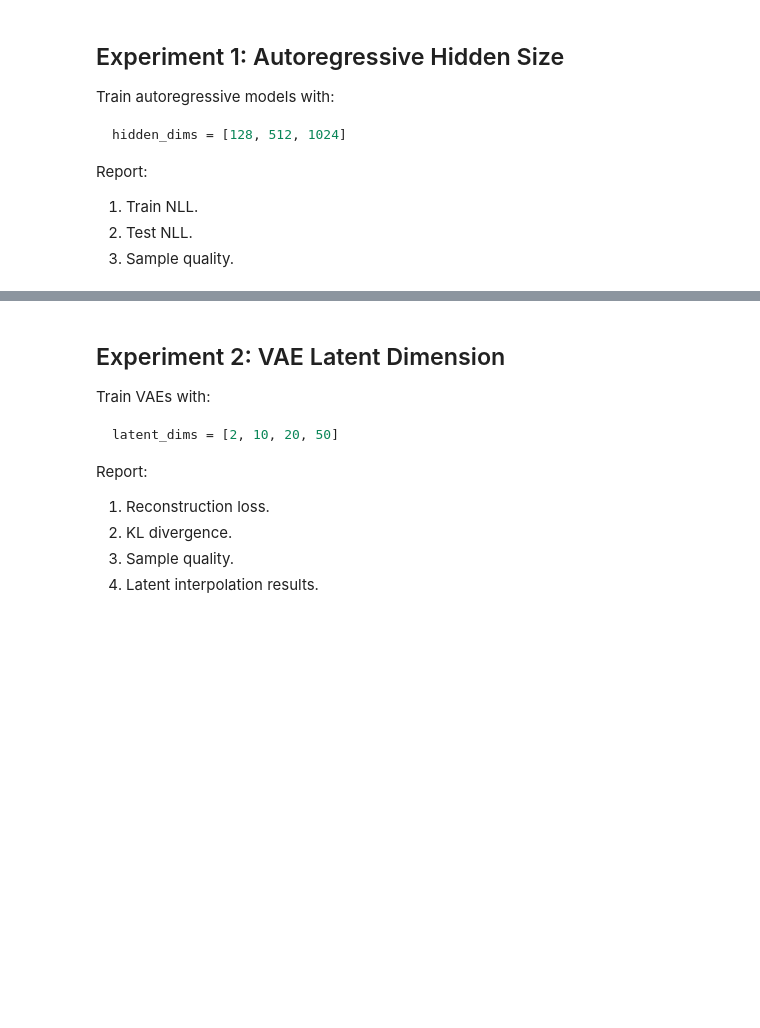
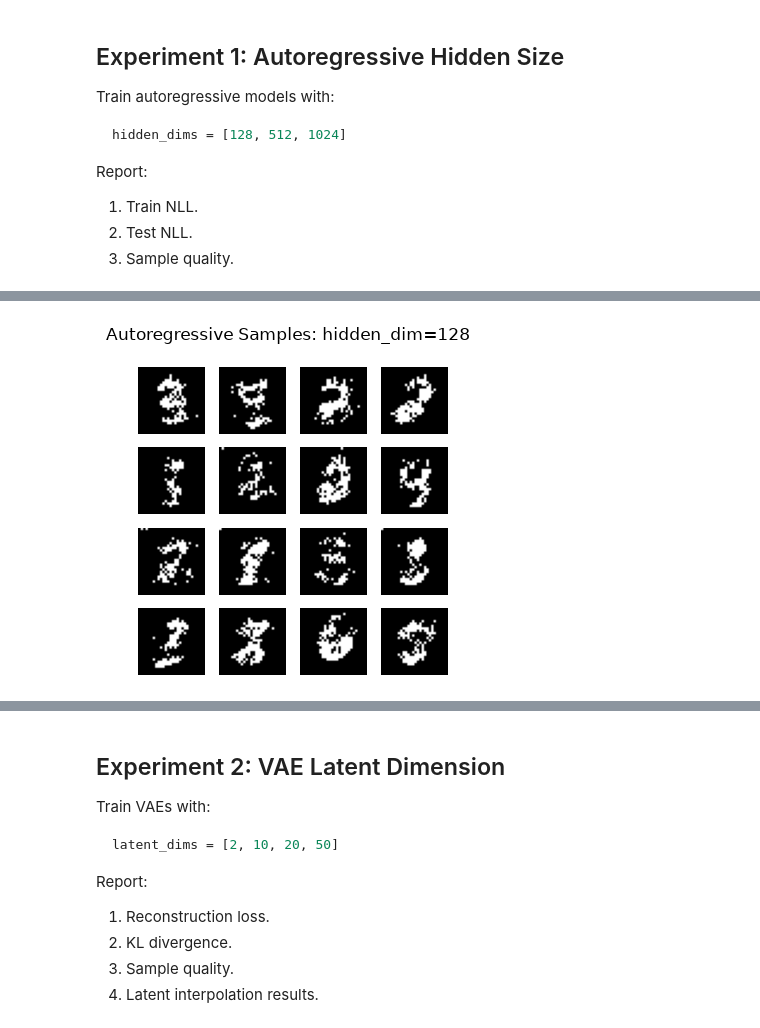
Before and after one commit to ml-and-ds-degree/deep-generative-models-of-texts-and-images, a Jupyter notebook: FinalProjectPart1.ipynb, the cells around one changed output, grey strips where cells are left out. Cells and saved outputs as stored; diff of their text form; code cells hidden in the pictures; blank space fills up the shorter version.

Commit message:
feat(theory): bug fixes + result validation

```diff
--- a/FinalProjectPart1.ipynb
+++ b/FinalProjectPart1.ipynb
@@ -817,6 +785,18 @@ So coupling layers are useful because they provide an easy inverse and a cheap,
 # Part 5: Required Experiments
 
 Implement and run the following experiments and report the results.
+# %%
+EXPERIMENT_SEED = 42
+
+def set_experiment_seed(seed=EXPERIMENT_SEED):
+    np.random.seed(seed)
+    torch.manual_seed(seed)
+    if torch.cuda.is_available():
+        torch.cuda.manual_seed_all(seed)
+
+def make_seeded_loader(dataset, batch_size, shuffle, seed=EXPERIMENT_SEED):
+    generator = torch.Generator().manual_seed(seed)
+    return DataLoader(dataset, batch_size=batch_size, shuffle=shuffle, generator=generator)
 # %% [markdown]
 ## Experiment 1: Autoregressive Hidden Size
 
@@ -831,3 +811,77 @@ Report:
 1. Train NLL.
 2. Test NLL.
 3. Sample quality.
+# %%
+validation_size = 10_000
+training_size = len(train_dataset) - validation_size
+split_generator = torch.Generator().manual_seed(EXPERIMENT_SEED)
+ar_train_dataset, ar_val_dataset = torch.utils.data.random_split(
+    train_dataset,
+    [training_size, validation_size],
+    generator=split_generator,
+)
+ar_val_loader = make_seeded_loader(ar_val_dataset, batch_size, False)
+
+def train_ar_experiment(hidden_dim, epochs=10):
+    set_experiment_seed()
+    loader = make_seeded_loader(ar_train_dataset, batch_size, True)
+    model = AutoregressiveBernoulliModel(hidden_dim=hidden_dim).to(device)
+    optimizer = torch.optim.Adam(model.parameters(), lr=1e-3)
+    train_nll_history = []
+    val_nll_history = []
+
+    for epoch in range(epochs):
+        model.train()
+        total_nll = 0.0
+        for x, _ in loader:
+            x = binarize(x).to(device)
+            loss = -model.log_prob(x).mean()
+            optimizer.zero_grad()
+            loss.backward()
+            optimizer.step()
+            total_nll += loss.item() * len(x)
+
+        train_nll = total_nll / len(ar_train_dataset)
+        train_nll_history.append(train_nll)
+        val_nll = evaluate_ar(model, ar_val_loader)
+        val_nll_history.append(val_nll)
+
+    return model, train_nll_history, val_nll_history
+
+hidden_dims = [128, 512, 1024]
+ar_experiment_results = {}
+
+for hidden_dim in hidden_dims:
+    model, train_history, val_history = train_ar_experiment(hidden_dim)
+    model.eval()
+    with torch.no_grad():
+        samples = model.sample(16).cpu()
+
+    ar_experiment_results[hidden_dim] = {
+        "train_history": train_history,
+        "validation_history": val_history,
+        "train_nll": evaluate_ar(model, make_seeded_loader(ar_train_dataset, batch_size, False)),
+        "validation_nll": evaluate_ar(model, ar_val_loader),
+        "test_nll": evaluate_ar(model, test_loader),
+        "samples": samples,
+    }
+    result = ar_experiment_results[hidden_dim]
+    print(f"hidden_dim={hidden_dim}: train={result['train_nll']:.4f}, validation={result['validation_nll']:.4f}, test={result['test_nll']:.4f}")
+    show_images(samples, title=f"Autoregressive Samples: hidden_dim={hidden_dim}")
+
+fig, axes = plt.subplots(1, len(hidden_dims), figsize=(16, 4), sharey=True)
+for ax, hidden_dim in zip(axes, hidden_dims):
+    result = ar_experiment_results[hidden_dim]
+    epochs = range(1, len(result["train_history"]) + 1)
+    ax.plot(epochs, result["train_history"], marker="o", label="Train NLL")
+    ax.plot(epochs, result["validation_history"], marker="o", label="Validation NLL")
+    ax.set_title(f"hidden_dim={hidden_dim}")
+    ax.set_xlabel("Epoch")
+    ax.grid(alpha=0.3)
+    ax.legend()
+
+axes[0].set_ylabel("Negative Log-Likelihood (NLL)")
+fig.suptitle("Autoregressive Model: Train vs Validation NLL")
+plt.tight_layout()
+plt.show()
+# %% [output]
@@ -833,0 +889 @@ Report:
+[figure, added]
```
Also changed, not shown: parts of 21 cells of this notebook.
